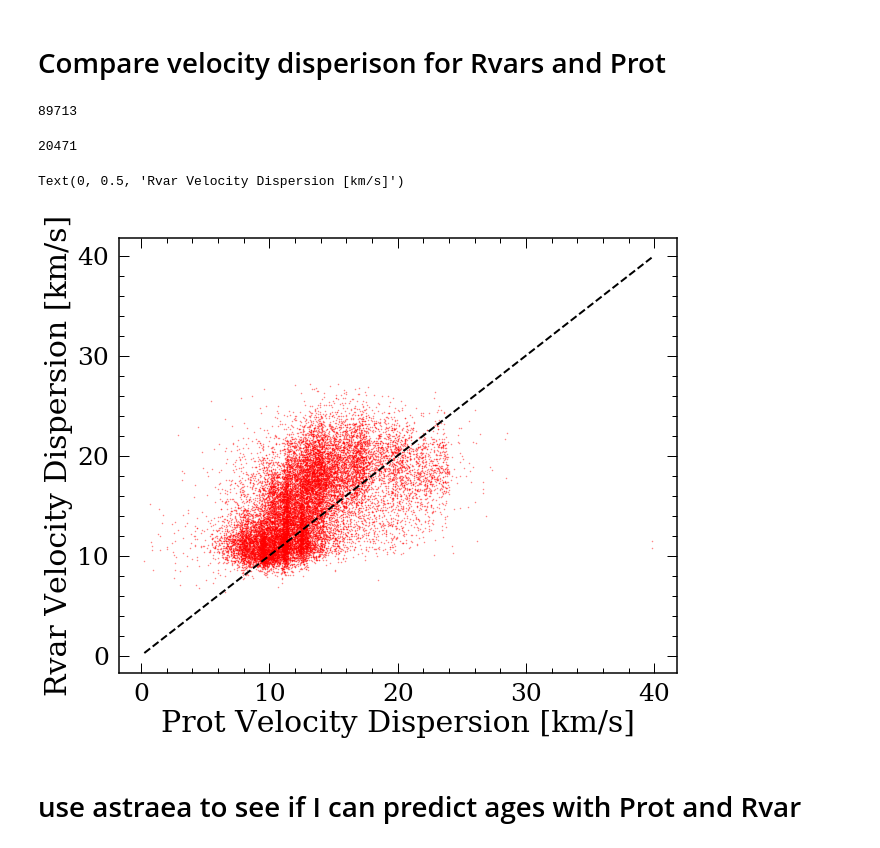
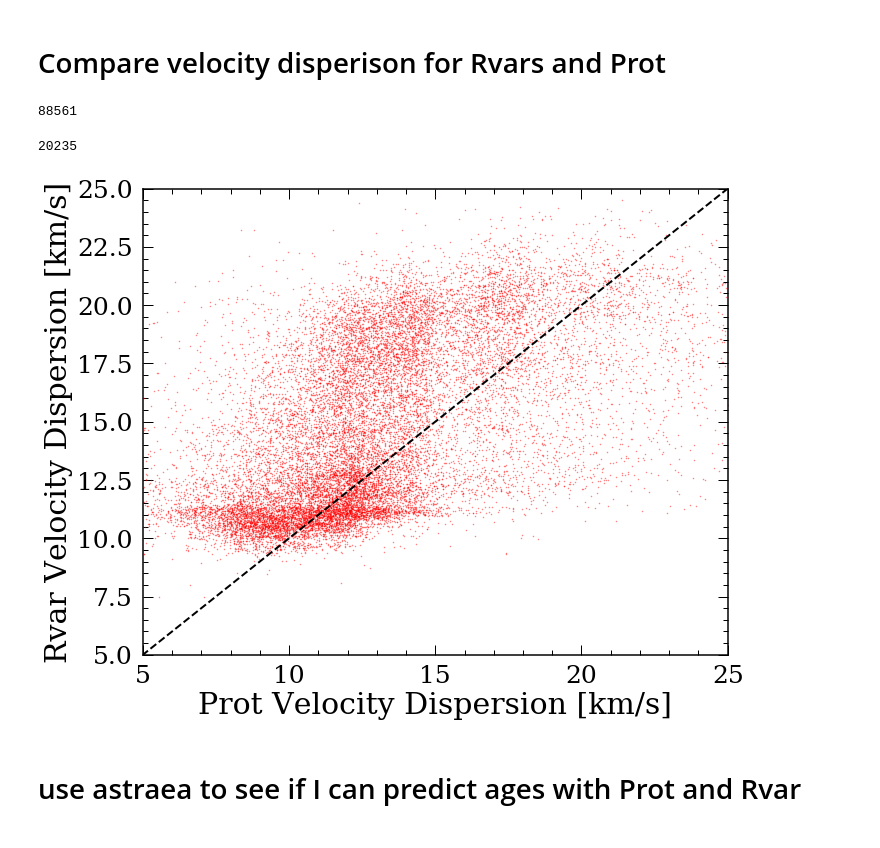
Before and after one commit to lyx12311/KeplerAges, a Jupyter notebook: GetAgesFromnewVD.ipynb, the cells around one changed output. Drawn from its saved outputs; the diff is of its cells as text; code cells hidden in the pictures.

```diff
--- a/GetAgesFromnewVD.ipynb
+++ b/GetAgesFromnewVD.ipynb
@@ -52,6 +56,6 @@ def genErr(dv, dv_err):
 # %%
 df_Prot_bin=pd.read_pickle('ProtVP_MS_150_w015_bin.pkl')
-Vd_bins=pd.read_table('VD_bin',delimiter=',')
+Vd_bins=pd.read_table('VD_bin_prot',delimiter=',')
 df_rvar=pd.read_pickle('Rvars.pkl')
 
 df_Prot_bin=pd.merge(df_Prot_bin,Vd_bins,left_on='KID',right_on='KID',how='inner')
@@ -107,0 +152,13 @@ df_Prot_bin.to_pickle('NewData/ProtVP_MS_150_w015_bin.pkl')
+# %%
+p_mp, p_mr, p_a = get_avr_coefficients()
+df_Rvar_bin['age']=v_to_age(df_Rvar_bin[' vd'],p_mp)
+
+BSt=np.zeros((len(df_Rvar_bin),500))
+for i in range(500):
+    BSt[:,i]=genErr(df_Rvar_bin[' vd'], df_Rvar_bin[' vd_err'])
+
+age_err=np.zeros(len(df_Rvar_bin))
+for i in range(len(df_Rvar_bin)):
+    age_err[i]=np.std(BSt[i,:])
+
+df_Rvar_bin['age_err']=age_err
@@ -108,31 +193,34 @@ df_Prot_bin.to_pickle('NewData/ProtVP_MS_150_w015_bin.pkl')
 # %% [markdown]
 # Compare velocity disperison for Rvars and Prot
 # %%
-df_Rvar_bin=pd.read_pickle('NewData/RvarVP_MS_150_w015_NN_periods.pkl')
+df_Rvar_bin=pd.read_pickle('NewData/RvarVP_MS_150_w015_bin.pkl')
 # %%
-df_Rvar_bin['dv_Rvar']=df_Rvar_bin['dv_MAD']
+df_Rvar_bin['dv_Rvar']=df_Rvar_bin[' vd']
 df_Rvar_bin=df_Rvar_bin[['dv_Rvar','KID']]
 df_Rvar_bin['age_Rvar']=v_to_age(df_Rvar_bin['dv_Rvar'],p_mp)
 print(len(df_Rvar_bin))
 # %% [output]
-89713
+88561
 # %%
 df_Prot_Rvar=pd.merge(df_Prot_bin,df_Rvar_bin,left_on='KID',right_on='KID')
 df_Prot_Rvar['dv_Prot']=df_Prot_Rvar[' vd']
 print(len(df_Prot_Rvar))
 # %% [output]
-20471
+20235
 # %%
 plt.figure(figsize=(10,8))
 plt.plot(df_Prot_Rvar['dv_Prot'],df_Prot_Rvar['dv_Rvar'],'r.',markersize=1,alpha=0.5)
 maxlim=max(max(df_Prot_Rvar['dv_Prot']),max(df_Prot_Rvar['dv_Rvar']))
 minlim=min(min(df_Prot_Rvar['dv_Prot']),min(df_Prot_Rvar['dv_Rvar']))
 plt.plot([minlim,maxlim],[minlim,maxlim],'k--')
 plt.xlabel('Prot Velocity Dispersion [km/s]')
 plt.ylabel('Rvar Velocity Dispersion [km/s]')
+plt.ylim([5,25])
+plt.xlim([5,25])
+plt.tight_layout()
+plt.savefig('Protvd_Rvarvd.png')
 # %% [output]
-Text(0, 0.5, 'Rvar Velocity Dispersion [km/s]')
-[figure, old version]
+[figure, new version]
 # %% [markdown]
 # use astraea to see if I can predict ages with Prot and Rvar
 # %% [markdown]
```
Also changed, not shown: parts of 16 cells of this notebook, 17 other files.
